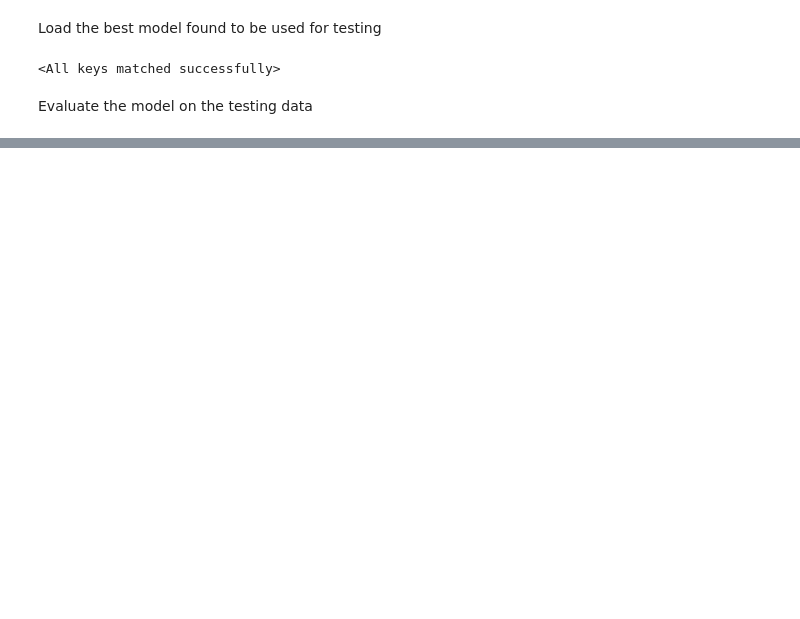
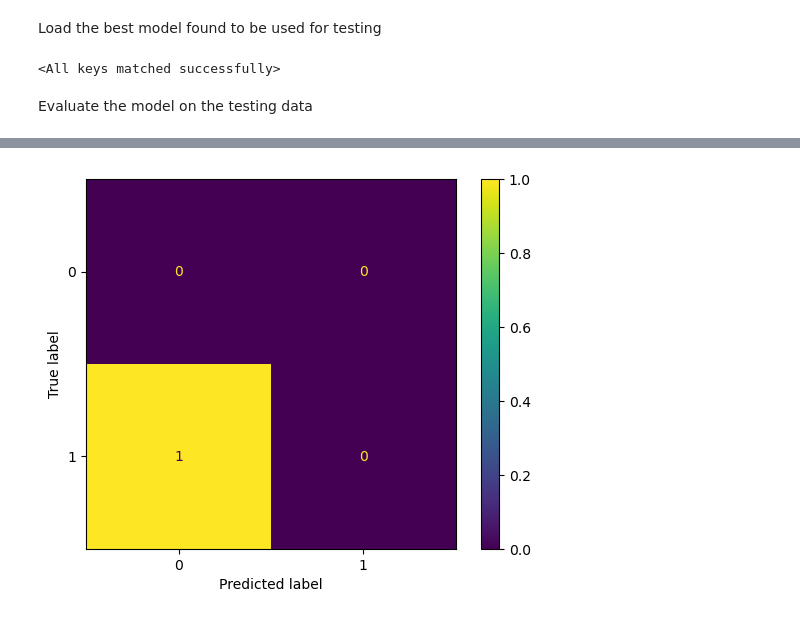
Before and after one commit to sandersen007/ENSF645_FinalProject, a Jupyter notebook: ENSF645_FinalProject.ipynb, the cells around one changed output, grey strips where cells are left out. Saved outputs shown, nothing was run; the diff lists cells and outputs as text; code cells hidden in the pictures; blank space fills up the shorter version.

```diff
--- a/ENSF645_FinalProject.ipynb
+++ b/ENSF645_FinalProject.ipynb
@@ -481,7 +442,7 @@ scheduler = ExponentialLR(optimizer, gamma=0.9)
 # %% [markdown]
 Training
 # %%
-nepochs = 30
+nepochs = 10
 PATH = 'EV_net.pth' # Path to save the best model
 
 best_loss = 1e+20
@@ -572,9 +531,10 @@ Accuracy of the network on the test images: 34.375 %
 # %%
-# from sklearn.metrics import confusion_matrix, ConfusionMatrixDisplay
+from sklearn.metrics import confusion_matrix, ConfusionMatrixDisplay
 
-# cm = confusion_matrix(labels, predicted,)
-# disp = ConfusionMatrixDisplay(confusion_matrix=cm,
-#                                )
-# disp.plot()
+cm = confusion_matrix(labels, predicted)
+disp = ConfusionMatrixDisplay(confusion_matrix=cm)
+disp.plot()
 
-# plt.show()
+plt.show()
+# %% [output]
+[figure, added]
```
Also changed, not shown: parts of 26 cells of this notebook, 1 other file.
